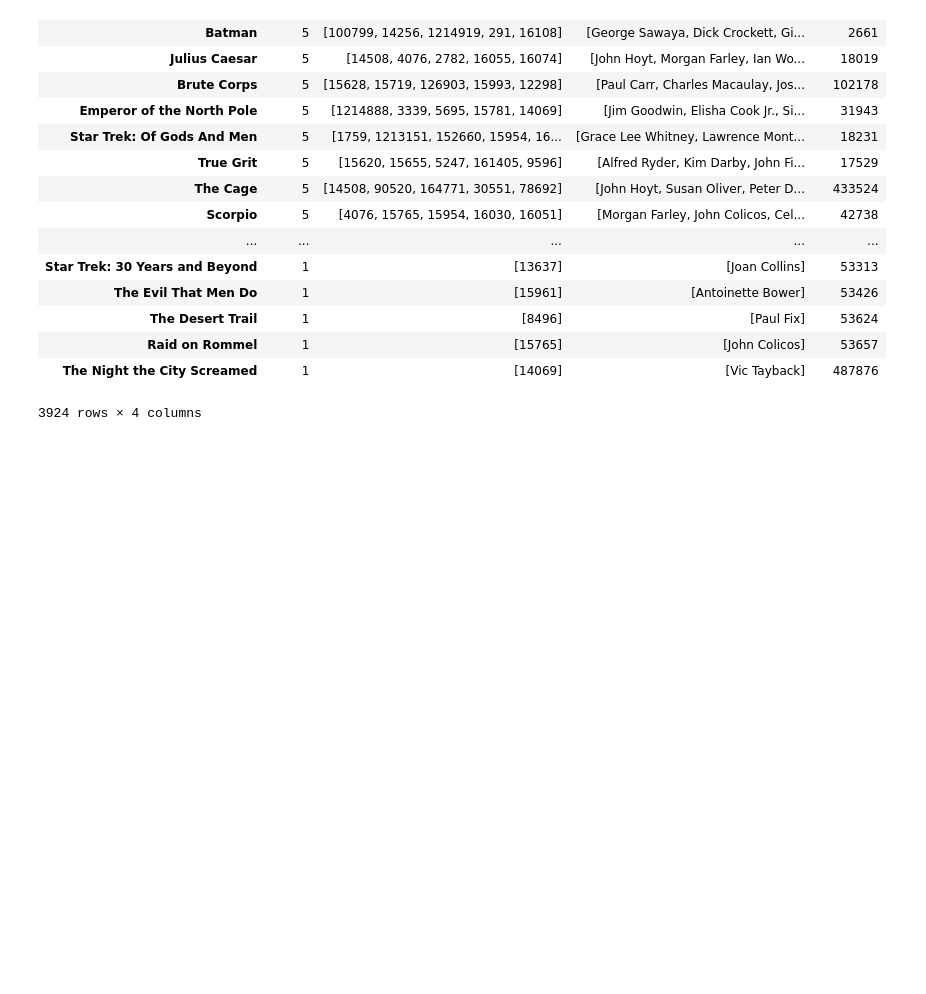
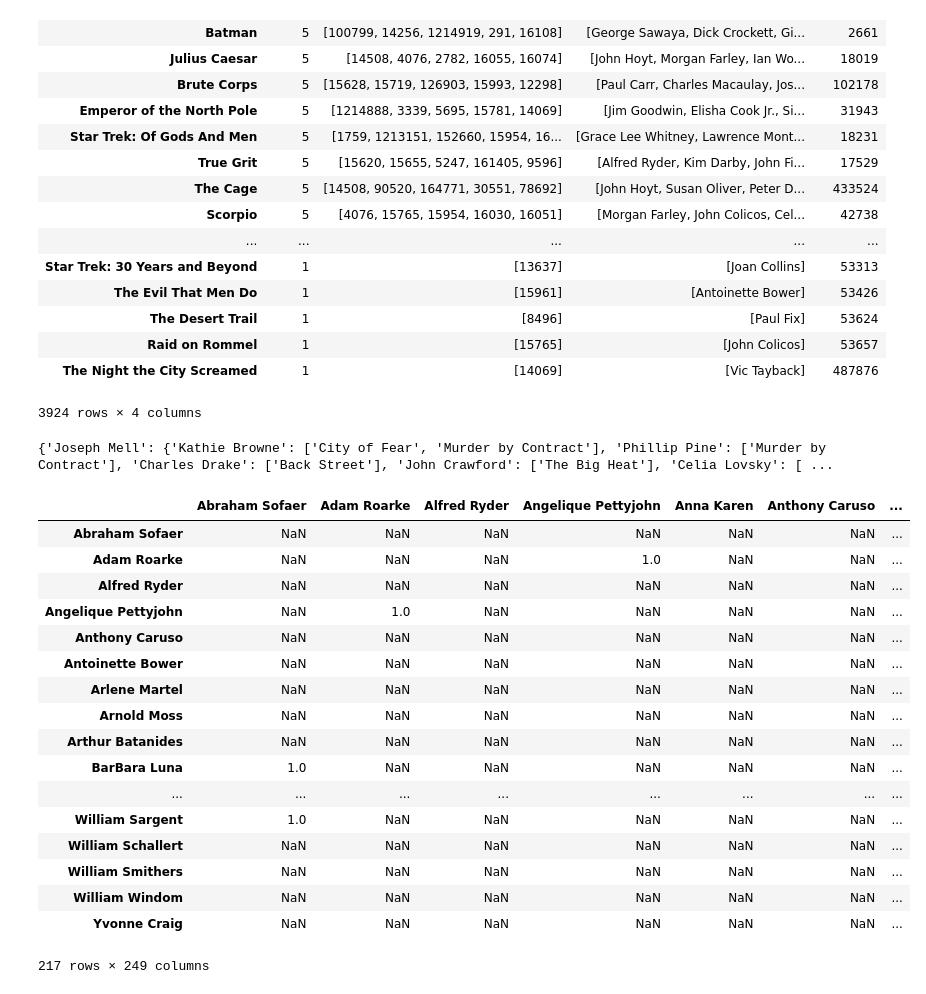
Before and after one commit to nfstein/08-Group-1-Star-Trek-Cast-Reunion, a Jupyter notebook: TMDb_data_pulls.ipynb, the cells around one changed output. Drawn from its saved outputs; the diff is of its cells as text; code cells hidden in the pictures; blank space fills up the shorter version.

Commit message:
added Twilight Zone, actor pairings, http://memory-alpha.wikia.com/wiki/ edit printout

```diff
--- a/TMDb_data_pulls.ipynb
+++ b/TMDb_data_pulls.ipynb
@@ -92,5 +92,5 @@ star_trek_id
 # %%
-search_type = f'/tv/{star_trek_id}'
+search_type = f'/tv/{show_id}'
 
 dat = requests.get(url + search_type + "?page=1&query=" + query + "&api_key=" + api_key).json()
 # %%
@@ -101,7 +101,7 @@ print(seasons[1])
 # %% [output]
 {'season_num': 1, 'episode_count': 29}
 # %%
-search_type = f'/tv/{star_trek_id}/credits'
+search_type = f'/tv/{show_id}/credits'
 
 dat = requests.get(url + search_type + "?page=1&query=" + query + "&api_key=" + api_key).json()
 
@@ -132,9 +132,9 @@ for season in seasons:
     season_num = season['season_num']
     episode_count = season['episode_count']
     for episode_num in range(1,episode_count):
-        print(season_num, ':' , episode_num, end = '/t')
+        print(season_num, ':' , episode_num, end = '\t')
         sleep(.3)
-        dat = requests.get(f'https://api.themoviedb.org/3/tv/253/season/{season_num}/episode/{episode_num}?api_key=1bb6cfd646261b1acda61748ca2bb5a7&language=en-US').json()
+        dat = requests.get(f'https://api.themoviedb.org/3/tv/{show_id}/season/{season_num}/episode/{episode_num}?api_key=1bb6cfd646261b1acda61748ca2bb5a7&language=en-US').json()
         try:
             for star in dat['guest_stars']:
                 if star['name'] not in guest_list and star['name'] not in main_cast:
@@ -242,0 +246,49 @@ df
+# %%
+#which two star trek actors worked with each other the most
+series = df['guest_ids']
+pairing_dict = {}
+pairing_dict_names = {}
+pairing_dict_titles = {}
+for movie in movies:
+    id_nums = movies[movie]['guest_ids']
+    title = movies[movie]['Movie']
+    for id_num in id_nums:
+        #print(id_num)
+        if id_num not in pairing_dict:
+            pairing_dict[id_num] = {}
+            pairing_dict_names[id_to_name[id_num]] = {}
+            pairing_dict_titles[id_to_name[id_num]] = {}
+        for other_id_num in id_nums:
+            if other_id_num not in pairing_dict[id_num] and other_id_num != id_num:
+                pairing_dict[id_num][other_id_num] = 0
+                pairing_dict_names[id_to_name[id_num]][id_to_name[other_id_num]] = 0
+                pairing_dict_titles[id_to_name[id_num]][id_to_name[other_id_num]] = []
+            if other_id_num != id_num:
+                pairing_dict[id_num][other_id_num] += 1
+                pairing_dict_names[id_to_name[id_num]][id_to_name[other_id_num]] += 1
+                pairing_dict_titles[id_to_name[id_num]][id_to_name[other_id_num]].append(title)
+
+print(pairing_dict_titles)
+# %% [output]
+{'Joseph Mell': {'Kathie Browne': ['City of Fear', 'Murder by Contract'], 'Phillip Pine': ['Murder by Contract'], 'Charles Drake': ['Back Street'], 'John Crawford': ['The Big Heat'], 'Celia Lovsky': [ ...
+# %%
+pd.DataFrame(pairing_dict_names)
+# %% [output]
+|  | Abraham Sofaer | Adam Roarke | Alfred Ryder | Angelique Pettyjohn | Anna Karen | Anthony Caruso | ... |
+| Abraham Sofaer | NaN | NaN | NaN | NaN | NaN | NaN | ... |
+| Adam Roarke | NaN | NaN | NaN | 1.0 | NaN | NaN | ... |
+| Alfred Ryder | NaN | NaN | NaN | NaN | NaN | NaN | ... |
+| Angelique Pettyjohn | NaN | 1.0 | NaN | NaN | NaN | NaN | ... |
+| Anthony Caruso | NaN | NaN | NaN | NaN | NaN | NaN | ... |
+| Antoinette Bower | NaN | NaN | NaN | NaN | NaN | NaN | ... |
+| Arlene Martel | NaN | NaN | NaN | NaN | NaN | NaN | ... |
+| Arnold Moss | NaN | NaN | NaN | NaN | NaN | NaN | ... |
+| Arthur Batanides | NaN | NaN | NaN | NaN | NaN | NaN | ... |
+| BarBara Luna | 1.0 | NaN | NaN | NaN | NaN | NaN | ... |
+| ... | ... | ... | ... | ... | ... | ... | ... |
+| William Sargent | 1.0 | NaN | NaN | NaN | NaN | NaN | ... |
+| William Schallert | NaN | NaN | NaN | NaN | NaN | NaN | ... |
+| William Smithers | NaN | NaN | NaN | NaN | NaN | NaN | ... |
+| William Windom | NaN | NaN | NaN | NaN | NaN | NaN | ... |
+| Yvonne Craig | NaN | NaN | NaN | NaN | NaN | NaN | ... |
+217 rows × 249 columns
```
Also changed, not shown: parts of 9 cells of this notebook, 3 other files.
